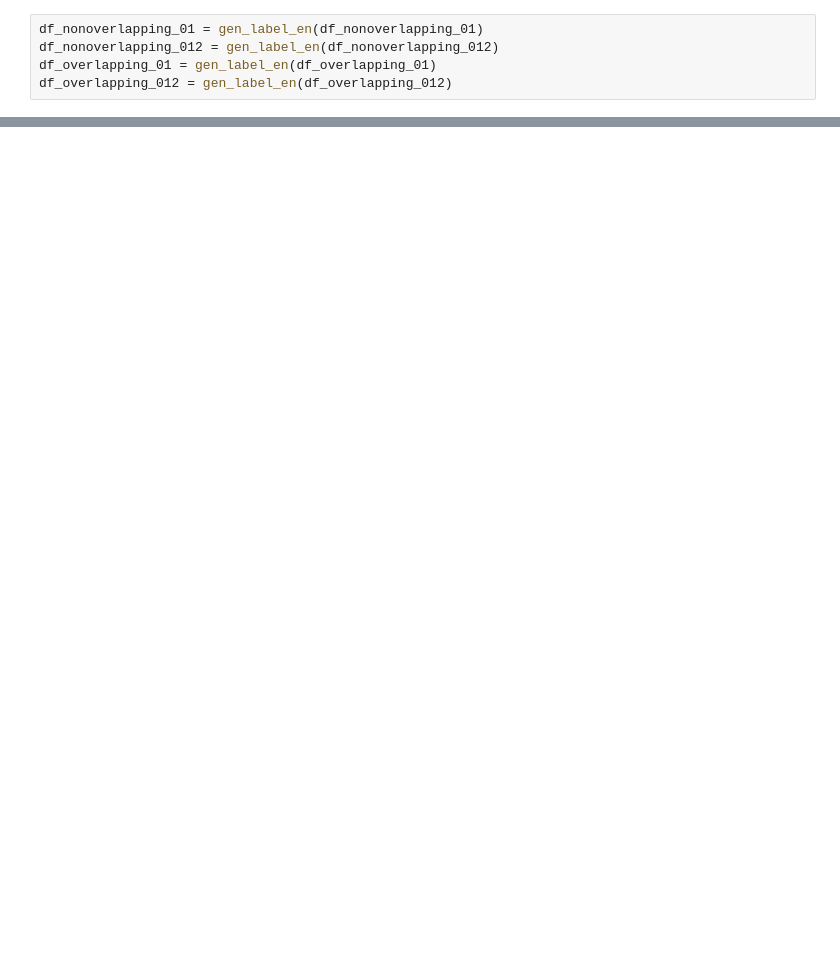
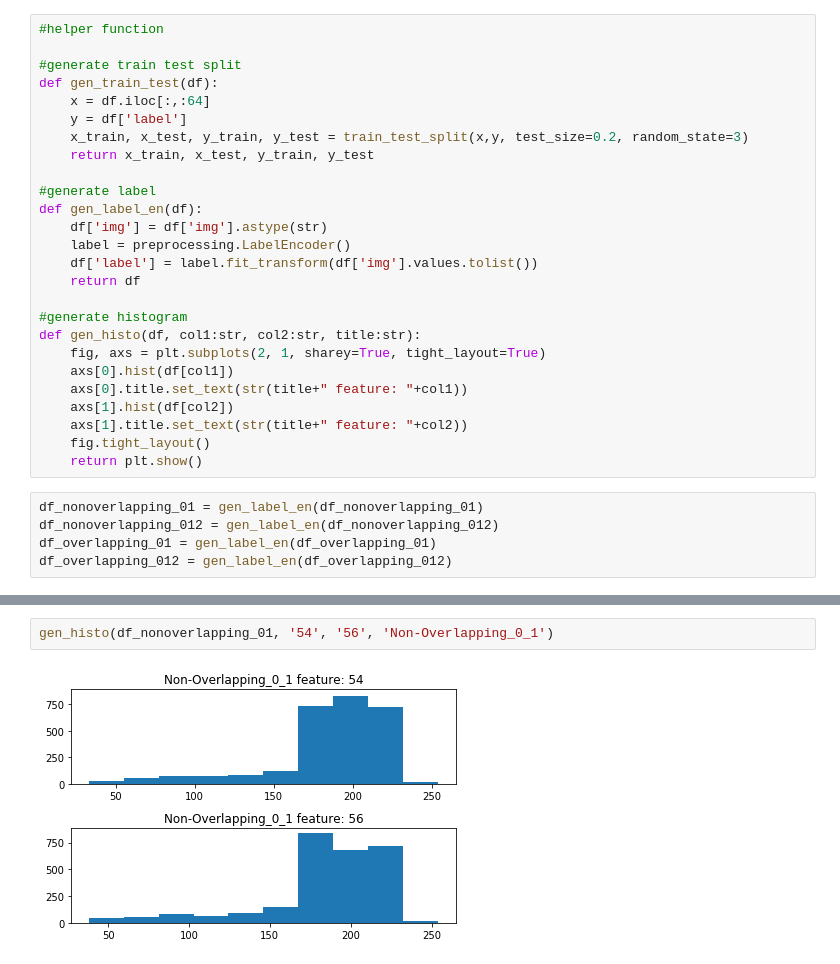
Before and after one commit to vathanahim/image_analysis, a Jupyter notebook: Part_2/code/Assignment2.ipynb, the cells around one changed output, grey strips where cells are left out. Drawn from its saved outputs; the diff is of its cells as text; blank space fills up the shorter version.

```diff
--- a/Part_2/code/Assignment2.ipynb
+++ b/Part_2/code/Assignment2.ipynb
@@ -15,3 +31,29 @@ def gen_label_en(df):
+# %%
+#helper function
+
+#generate train test split
+def gen_train_test(df):
+    x = df.iloc[:,:64]
+    y = df['label']
+    x_train, x_test, y_train, y_test = train_test_split(x,y, test_size=0.2, random_state=3)
+    return x_train, x_test, y_train, y_test
+
+#generate label
+def gen_label_en(df):
+    df['img'] = df['img'].astype(str)
+    label = preprocessing.LabelEncoder()
+    df['label'] = label.fit_transform(df['img'].values.tolist())
+    return df
+
+#generate histogram
+def gen_histo(df, col1:str, col2:str, title:str):
+    fig, axs = plt.subplots(2, 1, sharey=True, tight_layout=True)
+    axs[0].hist(df[col1])
+    axs[0].title.set_text(str(title+" feature: "+col1))
+    axs[1].hist(df[col2])
+    axs[1].title.set_text(str(title+" feature: "+col2))
+    fig.tight_layout()
+    return plt.show()
 # %%
 df_nonoverlapping_01 = gen_label_en(df_nonoverlapping_01)
 df_nonoverlapping_012 = gen_label_en(df_nonoverlapping_012)
@@ -35,0 +67,4 @@ df_nonoverlapping_01
+# %%
+gen_histo(df_nonoverlapping_01, '54', '56', 'Non-Overlapping_0_1')
+# %% [output]
+[figure, added]
```
Also changed, not shown: parts of 14 cells of this notebook.
